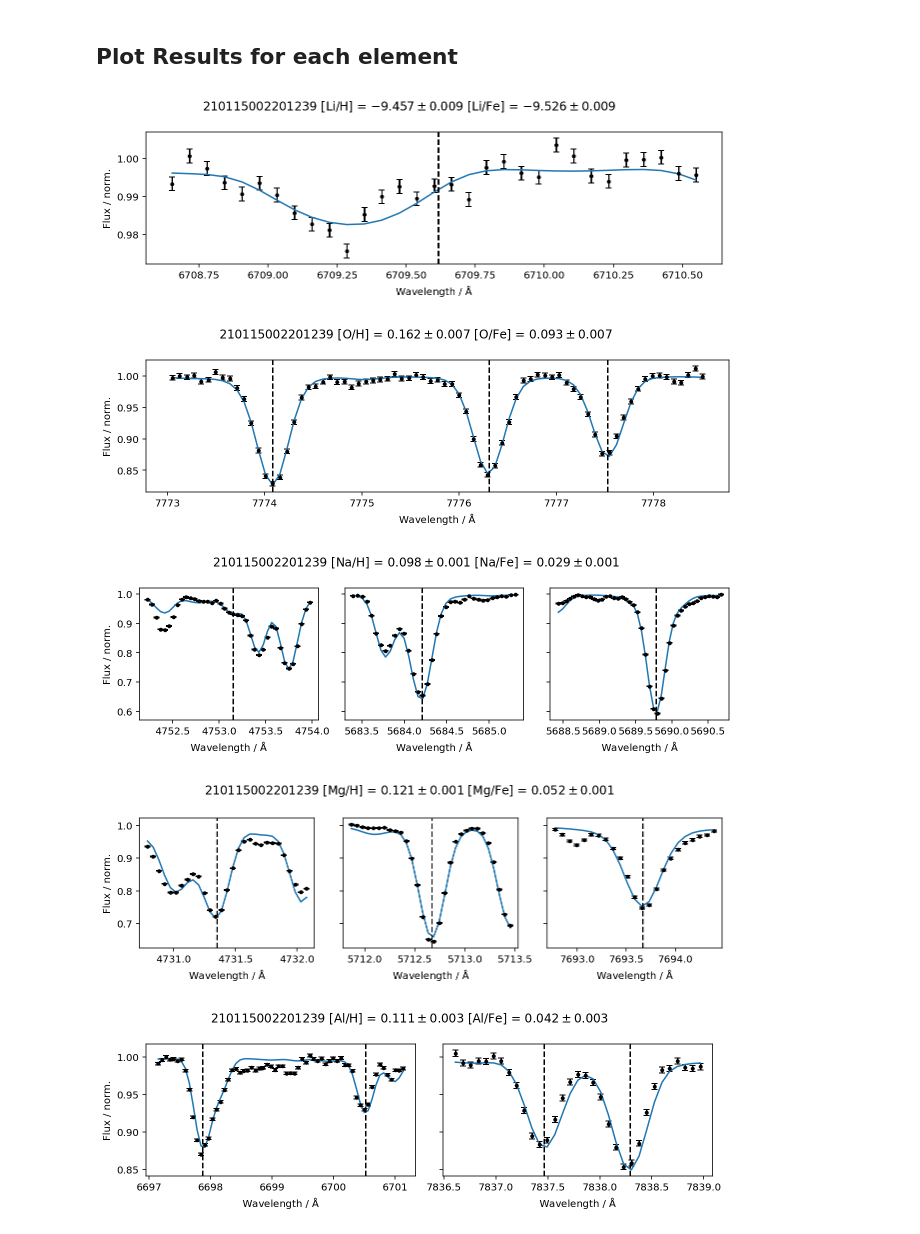
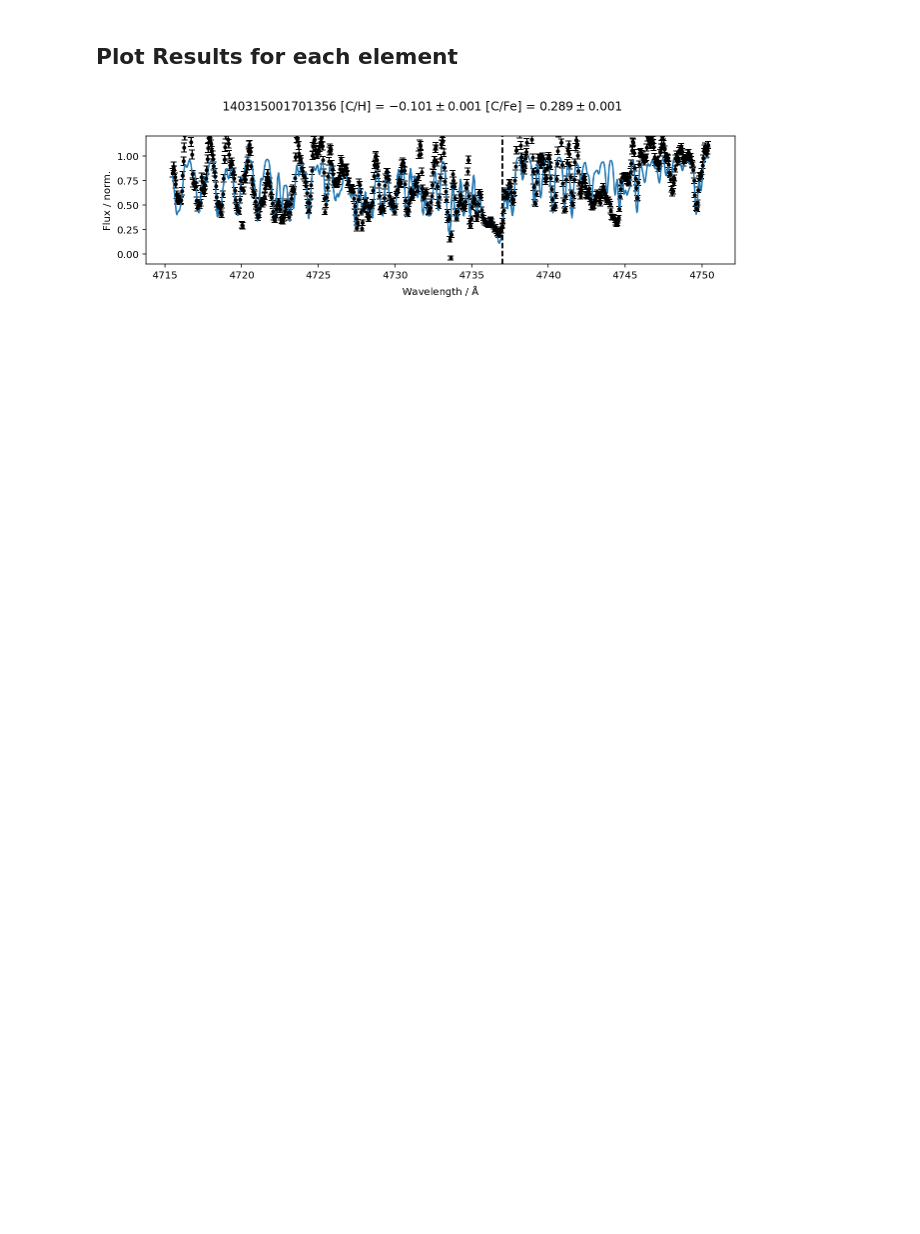
Before and after one commit to svenbuder/galah_korg, a Jupyter notebook: korg_for_galah_single.ipynb, the cells around one changed output. Saved outputs shown, nothing was run; the diff lists cells and outputs as text; code cells hidden in the pictures; blank space fills up the shorter version.

```diff
--- a/korg_for_galah_single.ipynb
+++ b/korg_for_galah_single.ipynb
@@ -30,7 +30,8 @@ from scipy.io import readsav
 import matplotlib.pyplot as plt
 from matplotlib.colors import LogNorm
 # %%
-sobject_id = 210115002201239
+# sobject_id = 210115002201239
+sobject_id = 140315001701356
 # %%
 # Reading in DR4 catalog. Note: for this example, I have limited the catalog to 1 row
 galah_dr4 = Table.read('catalogs/galah_dr4_allstar_240207_vesta.fits')
@@ -87,14 +99,14 @@ def get_spectrum(sobject_id, rv_value=None):
 
     for ccd in [1,2,3,4]:
 
-        if rv_value == None:
-            rv_value = fits_file[0].header['RVCOM']
-
         # Assuming that you use the same directory structure as GALAH_DR4/
         try:
             fits_file = fits.open('observations/'+str(sobject_id)[:6]+'/spectra/com/'+str(sobject_id)+str(ccd)+'.fits')
         except:
             raise FileNotFoundError('Could not find file '+'observations/'+str(sobject_id)[:6]+'/spectra/com/'+str(sobject_id)+str(ccd)+'.fits')
+
+        if rv_value == None:
+            rv_value = fits_file[0].header['RVCOM']
 
         # Read out wavelength from FITS header while also applying the radial velocity shift
         spectrum['wave_air_ccd'+str(ccd)] = rv_shift(
@@ -117,6 +129,7 @@ def get_spectrum(sobject_id, rv_value=None):
 spectrum = get_spectrum(sobject_id = sobject_id, rv_value=galah_dr4['rv_comp_1'])
 
 # Concatenate the 4 CCDs into one
+spectrum['wave_air'] = np.concatenate(([spectrum['wave_air_ccd'+str(ccd)] for ccd in [1,2,3,4]]))
 spectrum['wave_vac'] = np.concatenate(([[Korg.air_to_vacuum(λ) for λ in spectrum['wave_air_ccd'+str(ccd)]] for ccd in [1,2,3,4]]))
 spectrum['flux_norm'] = np.concatenate(([[f for f in spectrum['flux_norm_ccd'+str(ccd)]] for ccd in [1,2,3,4]]))
 spectrum['flux_norm_unc'] = np.concatenate(([[f for f in spectrum['flux_unc_norm_ccd'+str(ccd)]] for ccd in [1,2,3,4]]))
@@ -140,6 +153,11 @@ korg_extra_range = 0.5
 # Li
 windows[3] = [
     (Korg.air_to_vacuum(6707.300 - korg_extra_range),Korg.air_to_vacuum(6708.300 + korg_extra_range))
+]
+
+# C
+windows[6] = [
+    (Korg.air_to_vacuum(4716. - korg_extra_range),Korg.air_to_vacuum(4750. + korg_extra_range))
 ]
 
 # O
@@ -180,9 +198,10 @@ windows[63] = [
 ## Fit each element and save in fit_results dictionary
 # %%
 elements = ["Li", "O", "Na", "Mg", "Al", "Eu"]
+elements = ["C"]
 
 # Define the fixed parameters
-fixed_parameters = dict(Teff = galah_dr4['teff'], logg = galah_dr4['logg'], m_H = galah_dr4['fe_h'], vmic = galah_dr4['vmic'])
+fixed_parameters = dict(Teff = float(galah_dr4['teff']), logg = float(galah_dr4['logg']), m_H = float(galah_dr4['fe_h']), vmic = float(galah_dr4['vmic']), vsini = float(galah_dr4['vsini']))
 
 # fixed_parameters = dict(Teff = 5772, logg = 4.44, m_H = 0.00, vmic = 1.06)
 
@@ -193,7 +212,7 @@ for element in elements:
     print('Fitting '+element)
 
     # Define the initial fitting parameters
-    initial_fitting_parameters = {element:0.0, 'vsini':galah_dr4['vsini']}
+    initial_fitting_parameters = {element:0.0}
 
     # Feed into Korg's fitting function
     fit_results[element] = Korg.Fit.fit_spectrum(
@@ -235,6 +239,8 @@ Done Fitting Eu
 ## Plot Results for each element
 # %%
 for element in elements:
+
+    wavelength_type = 'wave_air'
 
     # Get pixels of observed and synthetic segments
     obs_wl_mask = np.array(fit_results[element].obs_wl_mask)
@@ -266,46 +272,47 @@ for element in elements:
         else:
             ax = gs
         ax.errorbar(
-            spectrum['wave_vac'][obs_pixels[panel][0]:obs_pixels[panel][-1]],
+            spectrum[wavelength_type][obs_pixels[panel][0]:obs_pixels[panel][-1]],
             spectrum['flux_norm'][obs_pixels[panel][0]:obs_pixels[panel][-1]],
             yerr = spectrum['flux_norm_unc'][obs_pixels[panel][0]:obs_pixels[panel][-1]],
             fmt = '.', c = 'k', capsize = 3
         )
 
         ax.plot(
-            spectrum['wave_vac'][obs_pixels[panel][0]:obs_pixels[panel][-1]],
+            spectrum[wavelength_type][obs_pixels[panel][0]:obs_pixels[panel][-1]],
             fit_results[element].best_fit_flux[syn_pixels[panel][0]:syn_pixels[panel][-1]]
         )
 
         # Show expected line centers as dashed lines
         if element == 'Li': lines = [6707.7635]
+        if element == 'C' : lines = [4737.0]
         if element == 'O' : lines = [7771.9440,7774.1660,7775.3880]
         if element == 'Na': lines = [4751.8218,5682.6333,5688.2050]
         if element == 'Mg': lines = [4730.0286,5711.0880,7691.5500]
         if element == 'Al': lines = [6696.0230,6698.6730,7835.3090,7836.1340]
         if element == 'Eu': lines = [5818.7274,6645.0978]
         for line in lines:
-            vac_line = Korg.air_to_vacuum(line)
+            if wavelength_type == 'wave_vac':
+                air_vac_line = Korg.air_to_vacuum(line)
+            else:
+                air_vac_line = line
             if (
-                (vac_line > spectrum['wave_vac'][obs_pixels[panel][0]]) &
-                (vac_line < spectrum['wave_vac'][obs_pixels[panel][-1]])
+                (air_vac_line > spectrum[wavelength_type][obs_pixels[panel][0]]) &
+                (air_vac_line < spectrum[wavelength_type][obs_pixels[panel][-1]])
             ):
-                ax.axvline(vac_line,c='k',ls='dashed')
+                ax.axvline(air_vac_line,c='k',ls='dashed')
 
         # Get results and uncertainties and add show them as title
         parameter_result = fit_results[element].best_fit_params
         params_sigma = np.sqrt(np.diag(fit_results[element].covariance[1]))
         if panel == 0:
             f.suptitle(str(spectrum['sobject_id'])+r' ['+element+'/H] = $'+"{:.3f}".format(parameter_result[element])+' \pm '+"{:.3f}".format(params_sigma[np.where(np.array(fit_results[element].covariance[0])==element)[0][0]])+'$'+r' ['+element+'/Fe] = $'+"{:.3f}".format(parameter_result[element] - fixed_parameters['m_H'])+' \pm '+"{:.3f}".format(params_sigma[np.where(np.array(fit_results[element].covariance[0])==element)[0][0]])+'$')
             ax.set_ylabel('Flux / norm.')
         ax.set_xlabel(r'Wavelength / $\mathrm{\AA}$')
 
+    ax.set_ylim(-0.1,1.2)
     plt.tight_layout()
     plt.show()
     plt.close()
 # %% [output]
-[figure, old version]
+[figure, new version]
-[figure, removed]
-[figure, removed]
-[figure, removed]
-[figure, removed]
```
Also changed, not shown: parts of 3 cells of this notebook, 4 other files.
